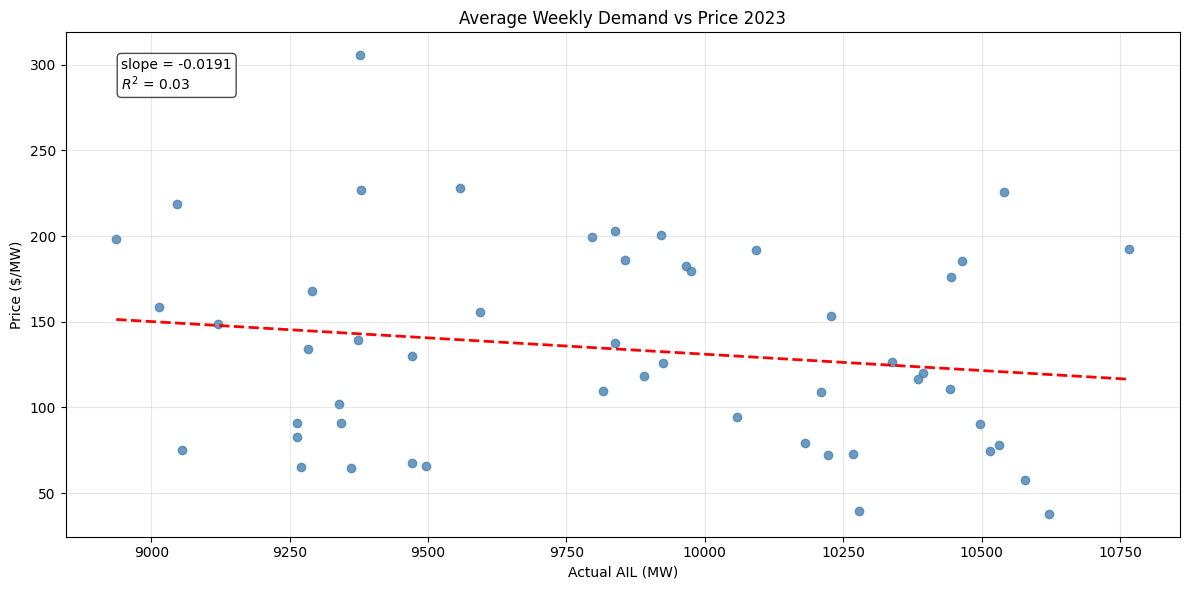
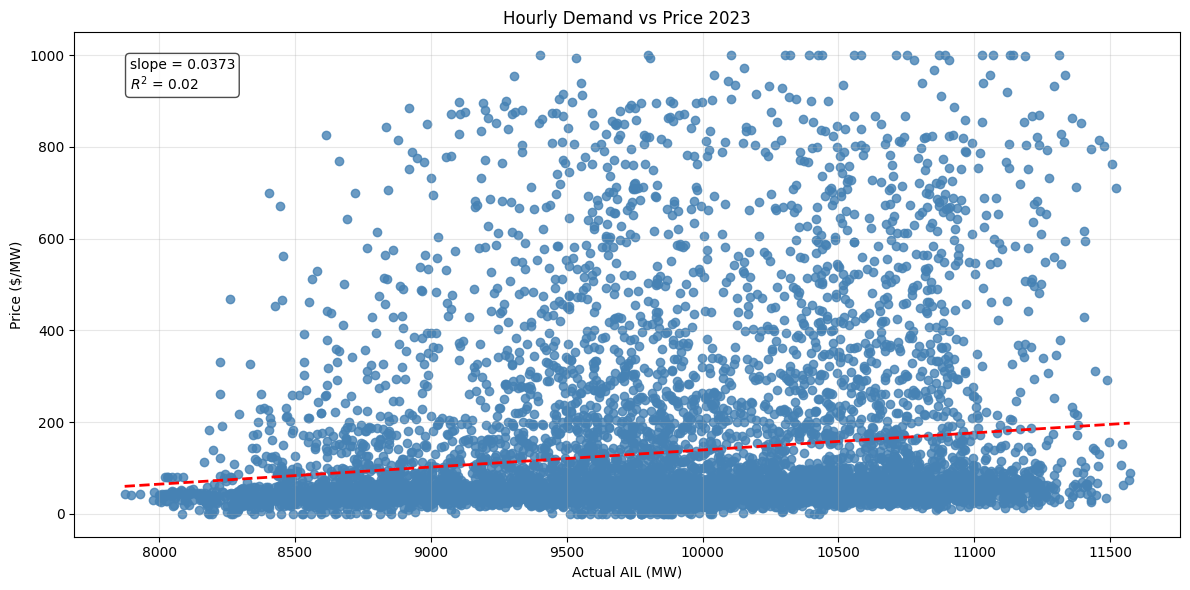
Unified diff of the notebook cell whose output changed from the first chart to the second:
--- before
+++ after
@@ -1,18 +1,18 @@
-weekly_price_demand = ddb.sql('''
+hourly_price_demand = ddb.sql('''
     select
-        week(date_he) as week,
+        hour(date_he) as hour,
+        dayofyear(date_he) as doy,
         year(date_he) as year,
-        avg(actual_ail) as avg_ail,
-        avg(actual_price) as avg_price
+        actual_price,
+        actual_ail
     from ActualForecast
-    group by year, week
-    order by year, week
+    order by year, doy, hour
     ''').df()
 
-years = sorted(weekly_price_demand['year'].unique())
+years = sorted(hourly_price_demand['year'].unique())
 
 for year in years:
-    grp = weekly_price_demand[weekly_price_demand['year'] == year]
-    x, y = grp['avg_ail'].values, grp['avg_price'].values
+    grp = hourly_price_demand[hourly_price_demand['year'] == year]
+    x, y = grp['actual_ail'].values, grp['actual_price'].values
 
     fig, ax = plt.subplots(figsize=(12, 6))
@@ -33,5 +33,5 @@
     ax.set_xlabel('Actual AIL (MW)')
     ax.set_ylabel('Price ($/MW)')
-    ax.set_title(f'Average Weekly Demand vs Price {int(year)}')
+    ax.set_title(f'Hourly Demand vs Price {int(year)}')
     ax.grid(True, alpha=0.3)
     plt.tight_layout()

Commit: Fixed hourly price-demand cell.